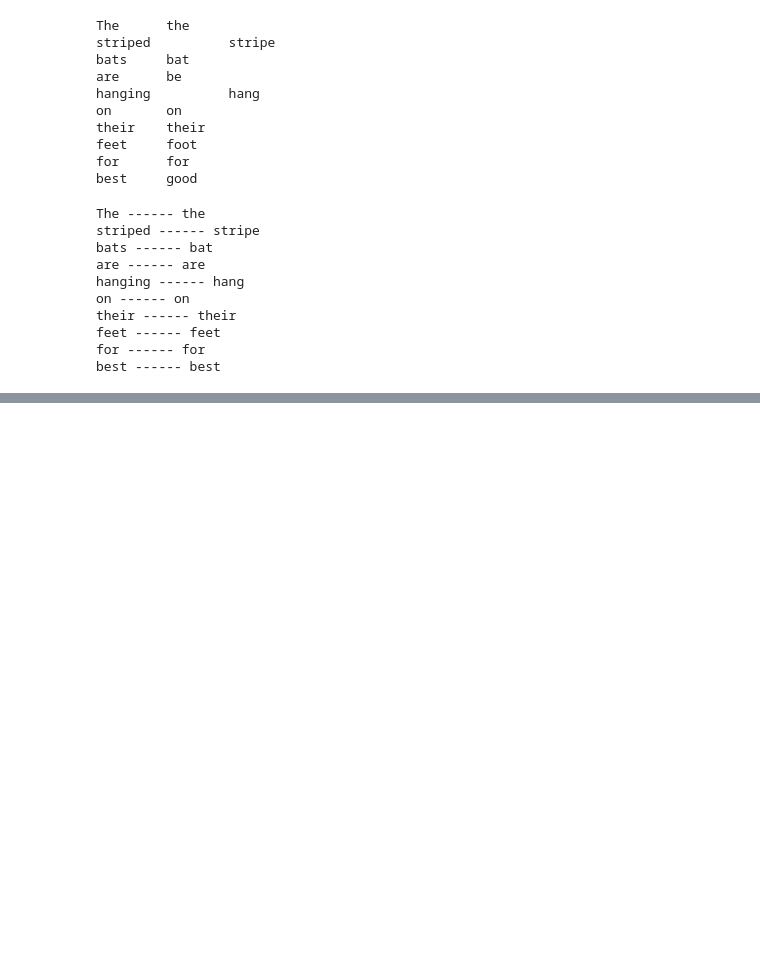
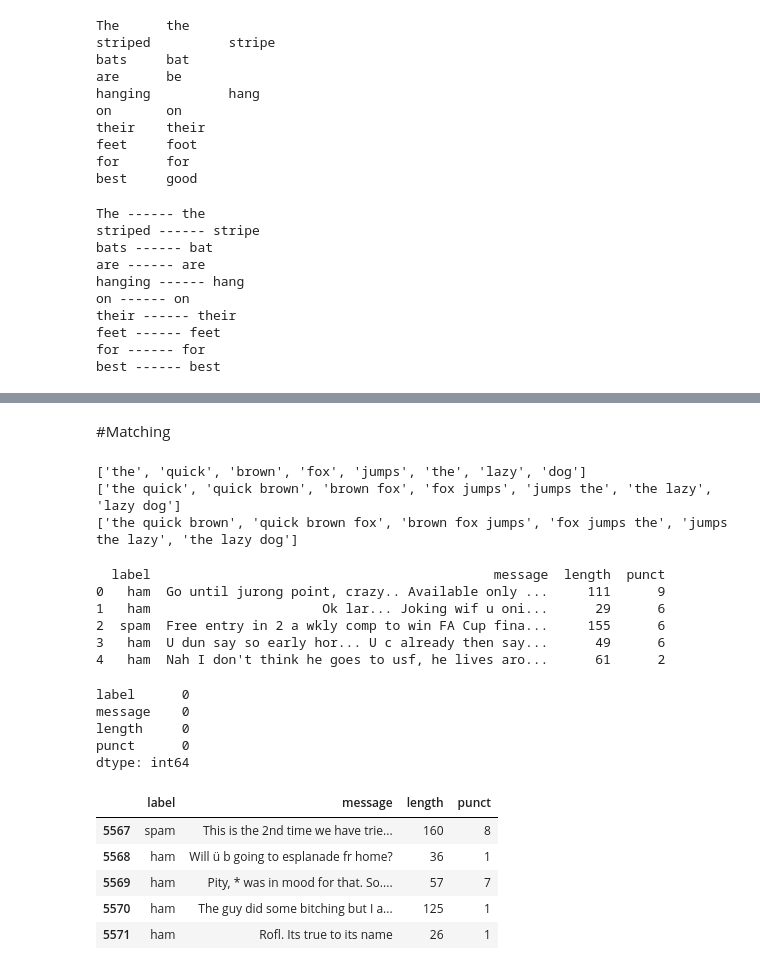
Before and after one commit to yashsuthar00/Machine-learning, a Jupyter notebook: NLP_(17_06_2024).ipynb, the cells around one changed output, grey strips where cells are left out. Drawn from its saved outputs; the diff is of its cells as text; code cells hidden in the pictures; blank space fills up the shorter version.

```diff
--- a/NLP_(17_06_2024).ipynb
+++ b/NLP_(17_06_2024).ipynb
@@ -241,0 +609,53 @@ print(len(nlp.Defaults.stop_words))
+# %% [markdown]
+#Matching
+# %%
+import re
+def N_Grams(text,n):
+  # split sentences into tokens
+  tokens=re.split("\\s+",text)
+  ngrams=[]
+  # collect the n-grams
+  for i in range(len(tokens)-n+1):
+    temp=[tokens[j] for j in range(i,i+n)]
+    ngrams.append(" ".join(temp))
+  return ngrams
+text1="the quick brown fox jumps the lazy dog";
+print(N_Grams(text1,1))
+print(N_Grams(text1,2))
+print(N_Grams(text1,3))
+# %% [output]
+['the', 'quick', 'brown', 'fox', 'jumps', 'the', 'lazy', 'dog']
+['the quick', 'quick brown', 'brown fox', 'fox jumps', 'jumps the', 'the lazy', 'lazy dog']
+['the quick brown', 'quick brown fox', 'brown fox jumps', 'fox jumps the', 'jumps the lazy', 'the lazy dog']
+# %%
+import numpy as np
+import pandas as pd
+import matplotlib.pyplot as plt
+
+df = pd.read_csv('/content/spam.tsv', sep='\t')
+
+print(df.head())
+# %% [output]
+  label                                            message  length  punct
+0   ham  Go until jurong point, crazy.. Available only ...     111      9
+1   ham                      Ok lar... Joking wif u oni...      29      6
+2  spam  Free entry in 2 a wkly comp to win FA Cup fina...     155      6
+3   ham  U dun say so early hor... U c already then say...      49      6
+4   ham  Nah I don't think he goes to usf, he lives aro...      61      2
+# %%
+df.isna().sum()
+# %% [output]
+label      0
+message    0
+length     0
+punct      0
+dtype: int64
+# %%
+df.tail()
+# %% [output]
+|  | label | message | length | punct |
+| 5567 | spam | This is the 2nd time we have trie... | 160 | 8 |
+| 5568 | ham | Will ü b going to esplanade fr home? | 36 | 1 |
+| 5569 | ham | Pity, * was in mood for that. So.... | 57 | 7 |
+| 5570 | ham | The guy did some bitching but I a... | 125 | 1 |
+| 5571 | ham | Rofl. Its true to its name | 26 | 1 |
```
Also changed, not shown: parts of 37 cells of this notebook.
